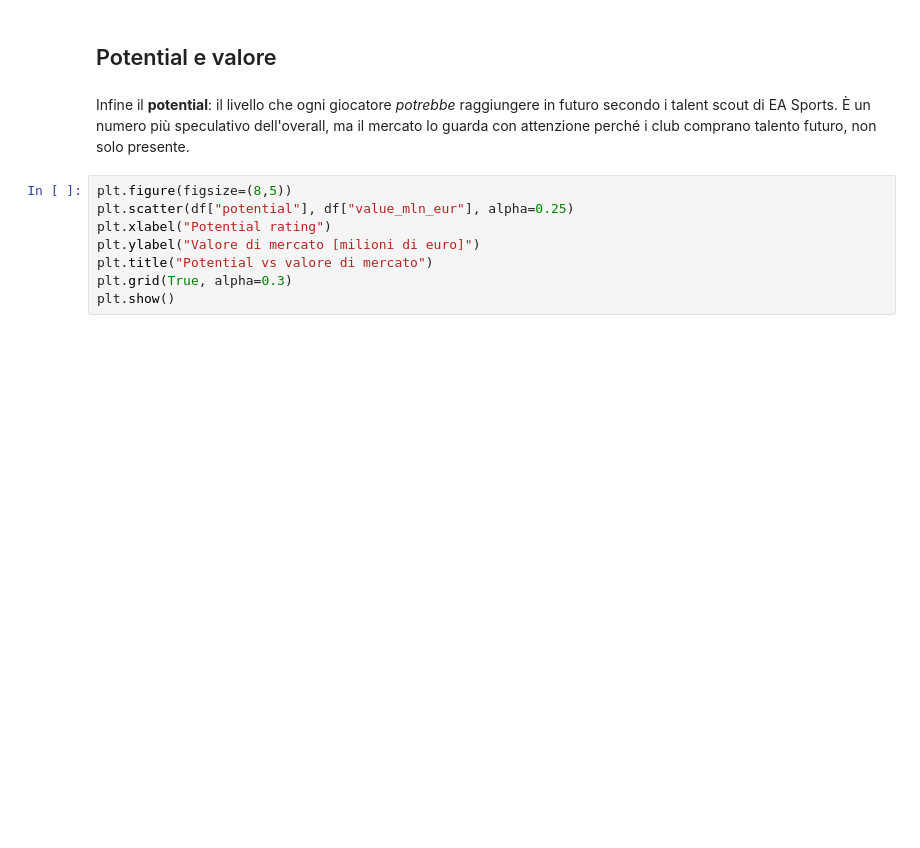
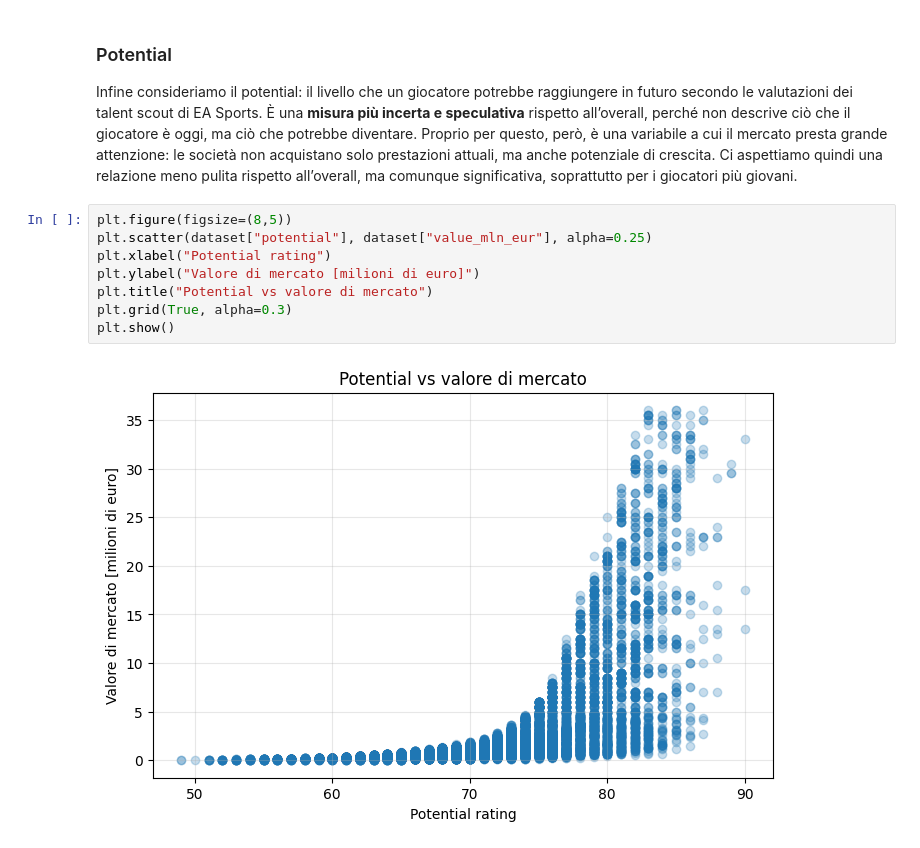
Before and after one commit to riccardoberta/regressione, a Jupyter notebook: 01_il_mistero_del_valore.ipynb, the cells around one changed output. Saved outputs shown, nothing was run; the diff lists cells and outputs as text; blank space fills up the shorter version.

```diff
--- a/01_il_mistero_del_valore.ipynb
+++ b/01_il_mistero_del_valore.ipynb
@@ -123,12 +272,14 @@ plt.show()
 # %% [markdown]
-## Potential e valore
+### Potential
+
+Infine consideriamo il potential: il livello che un giocatore potrebbe raggiungere in futuro secondo le valutazioni dei talent scout di EA Sports. È una **misura più incerta e speculativa** rispetto all’overall, perché non descrive ciò che il giocatore è oggi, ma ciò che potrebbe diventare. Proprio per questo, però, è una variabile a cui il mercato presta grande attenzione: le società non acquistano solo prestazioni attuali, ma anche potenziale di crescita. Ci aspettiamo quindi una relazione meno pulita rispetto all’overall, ma comunque significativa, soprattutto per i giocatori più giovani.
-# %% [markdown]
-Infine il **potential**: il livello che ogni giocatore *potrebbe* raggiungere in futuro secondo i talent scout di EA Sports. È un numero più speculativo dell'overall, ma il mercato lo guarda con attenzione perché i club comprano talento futuro, non solo presente.
 # %%
 plt.figure(figsize=(8,5))
-plt.scatter(df["potential"], df["value_mln_eur"], alpha=0.25)
+plt.scatter(dataset["potential"], dataset["value_mln_eur"], alpha=0.25)
 plt.xlabel("Potential rating")
 plt.ylabel("Valore di mercato [milioni di euro]")
 plt.title("Potential vs valore di mercato")
 plt.grid(True, alpha=0.3)
 plt.show()
+# %% [output]
+[figure, added]
```
Also changed, not shown: parts of 40 cells of this notebook.
